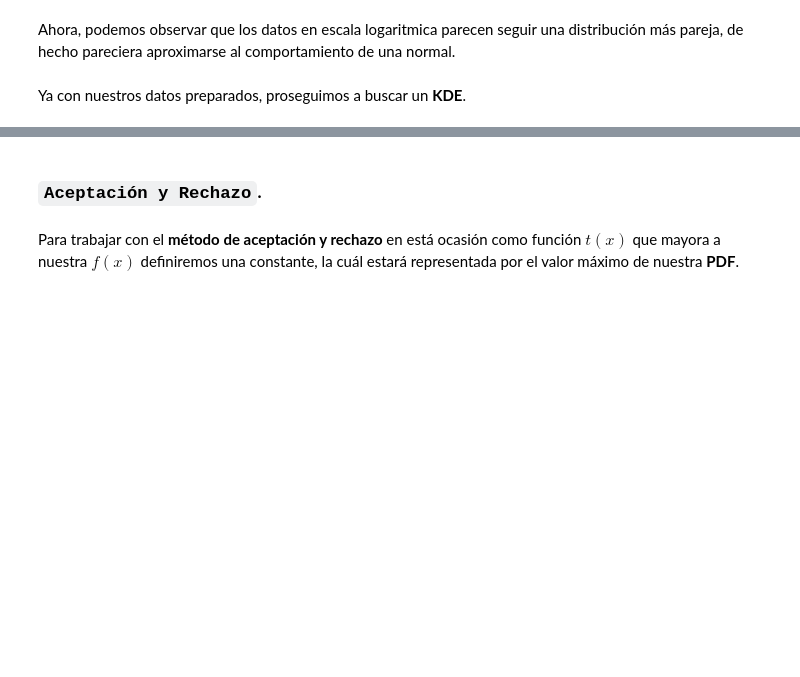
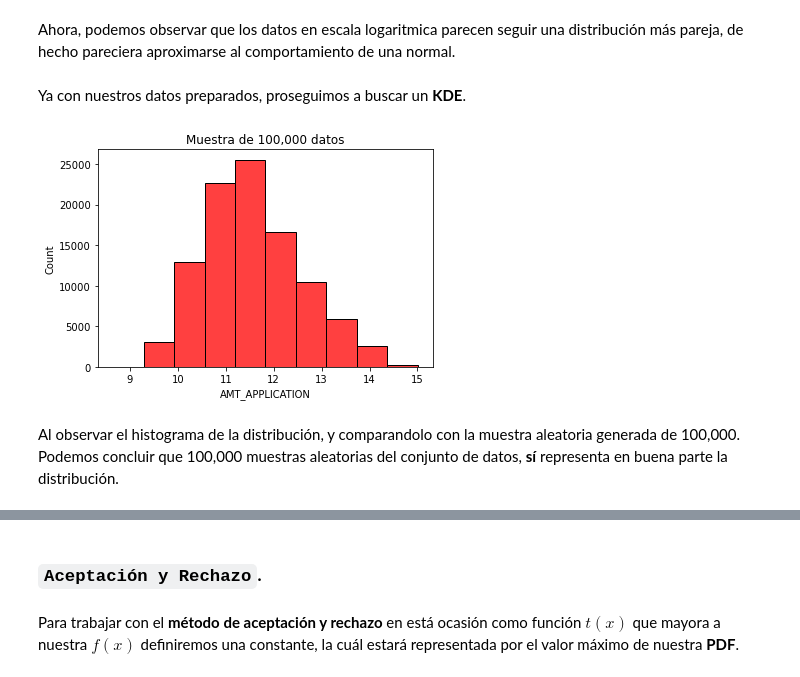
Before and after one commit to JuanPablo2019/Proyecto_modulo1, a Jupyter notebook: ProyectoModulo1_MaganaJ_PinedaB.ipynb, the cells around one changed output, grey strips where cells are left out. Saved outputs shown, nothing was run; the diff lists cells and outputs as text; code cells hidden in the pictures; blank space fills up the shorter version.

```diff
--- a/ProyectoModulo1_MaganaJ_PinedaB.ipynb
+++ b/ProyectoModulo1_MaganaJ_PinedaB.ipynb
@@ -479,13 +448,20 @@ Ya con nuestros datos preparados, proseguimos a buscar un **KDE**.
 # %%
 # Trabajaremos con un kernel univariado.
 # Límites donde nosotros queremos graficar nuestra distribución.
 x_grid = np.linspace(9,15,1000)
 
-# Datos de prueba, tomaremos 10,000.
-x = data_log.sample(n=10000, random_state=1)
+# Datos de prueba, tomaremos 100,000.
+x = data_log.sample(n=100000, random_state=1)
 
 # Datos reales. Muestra completa
 pdf_true = data_log
+
+# Con la intención de saber si nuestra muestra representa el comportamiento de la distribución, obtendremos su histograma.
+sns.histplot(x, color='r', bins=10).set_title('Muestra de 100,000 datos');
+# %% [output]
+[figure, added]
+# %% [markdown]
+Al observar el histograma de la distribución, y comparandolo con la muestra aleatoria generada de 100,000. Podemos concluir que 100,000 muestras aleatorias del conjunto de datos, **sí** representa en buena parte la distribución.
 # %%
 # Definimos función. Regresa la evaluación de la pdf.
 def kde_statsmodels_u(x, x_grid, **kwargs):
```
Also changed, not shown: parts of 36 cells of this notebook.
